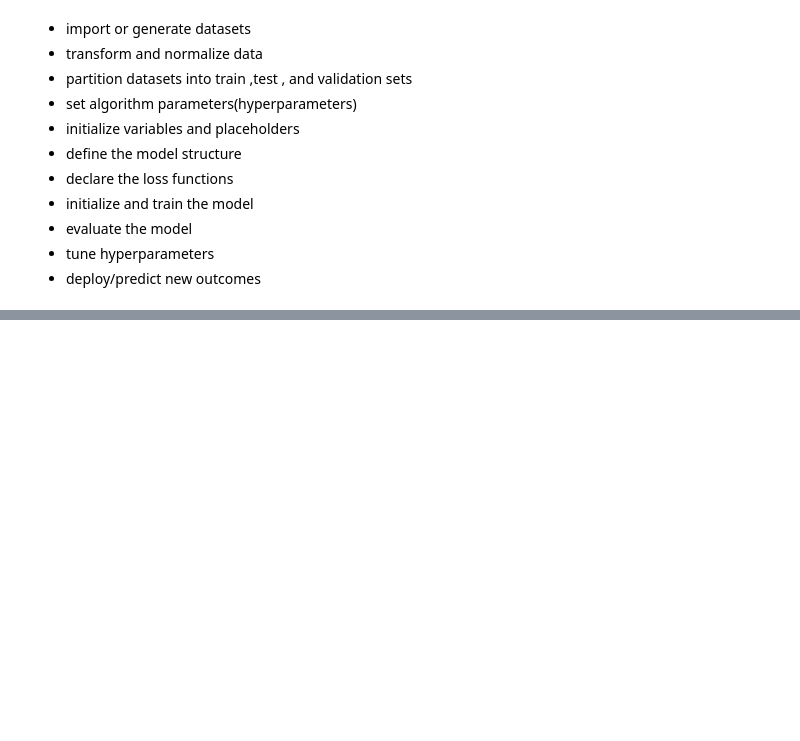
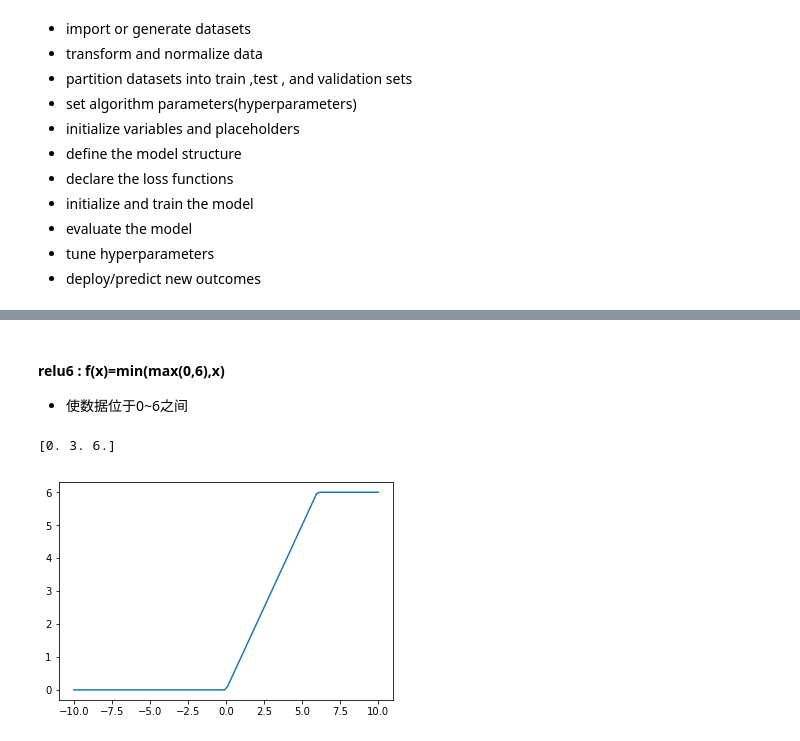
Before and after one commit to sy-yunyi/AI-learn-project, a Jupyter notebook: ml-project/jupyter/tensorflow.ipynb, the cells around one changed output, grey strips where cells are left out. Cells and saved outputs as stored; diff of their text form; code cells hidden in the pictures; blank space fills up the shorter version.

```diff
--- a/ml-project/jupyter/tensorflow.ipynb
+++ b/ml-project/jupyter/tensorflow.ipynb
@@ -412,0 +468,12 @@ print(sess.run(tf.self_adjoint_eig(E)))
+# %% [markdown]
+#### relu6 : f(x)=min(max(0,6),x)
+- 使数据位于0~6之间
+# %%
+# relu6 : f(x)=min(max(0,6),x) 将数据位于0~6之间
+print(sess.run(tf.nn.relu6([-3.,3.,10])))
+y = tf.nn.relu6(x)
+plt.plot(x,sess.run(y))
+plt.show()
+# %% [output]
+[0. 3. 6.]
+[figure, added]
```
Also changed, not shown: parts of 60 cells of this notebook.
